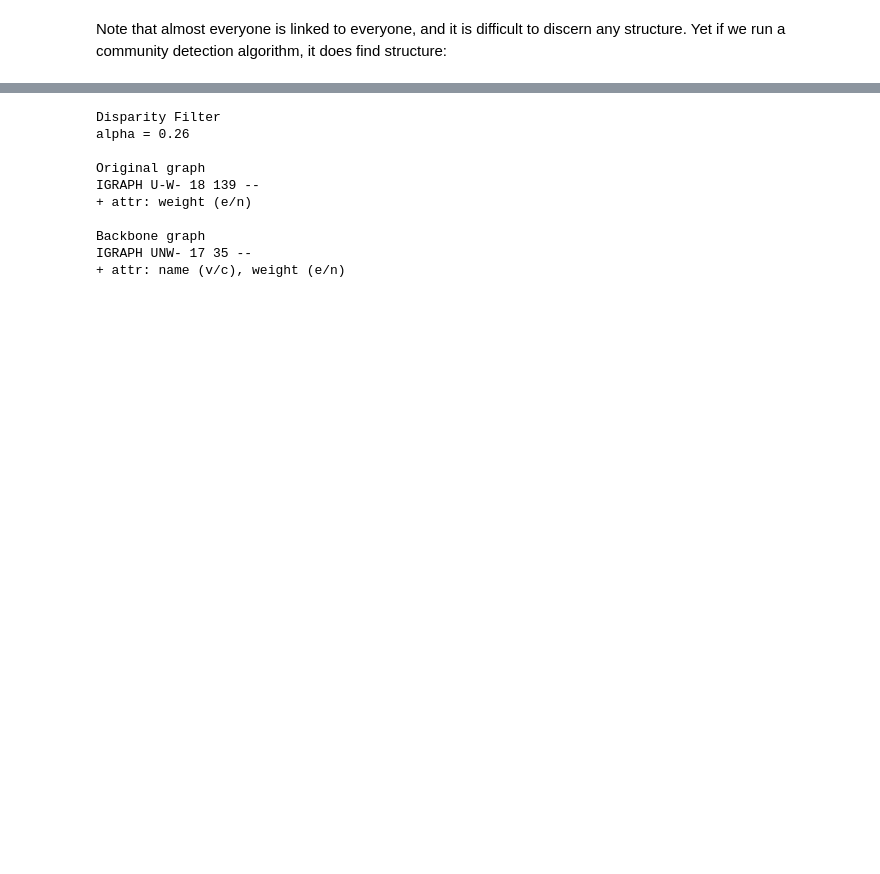
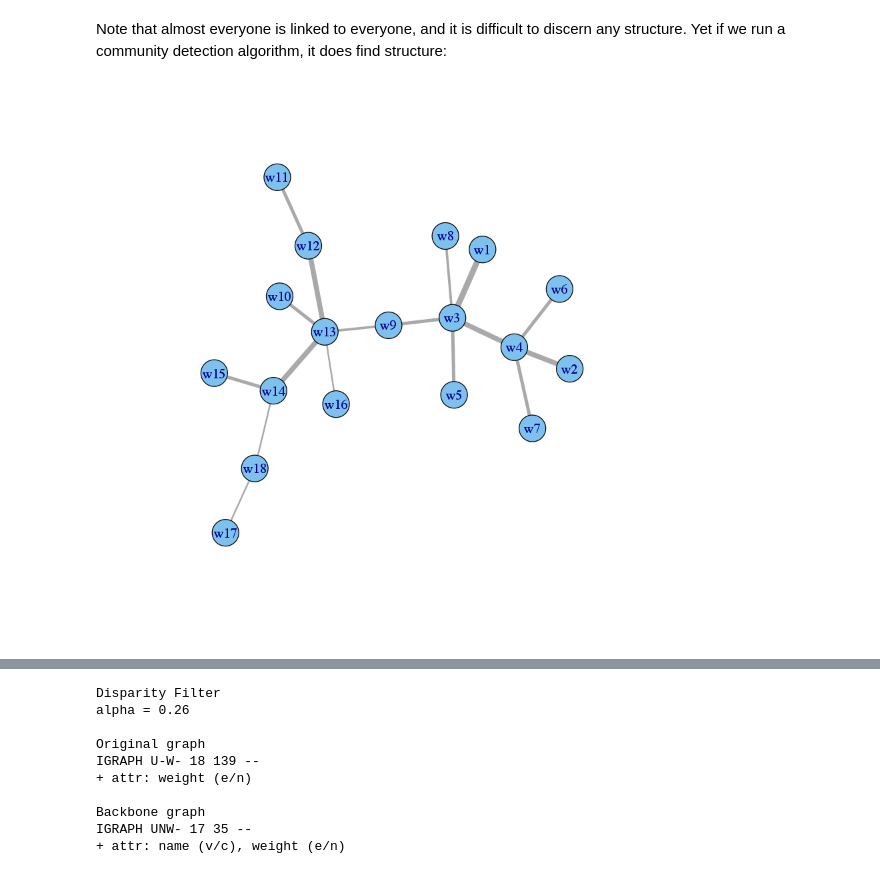
Before and after one commit to escherba/spam_notebooks, a Jupyter notebook: src/southern_women.ipynb, the cells around one changed output, grey strips where cells are left out. Saved outputs shown, nothing was run; the diff lists cells and outputs as text; code cells hidden in the pictures; blank space fills up the shorter version.

```diff
--- a/src/southern_women.ipynb
+++ b/src/southern_women.ipynb
@@ -63,5 +63,14 @@ plot.igraph(women.undirected, layout=layout.fruchterman.reingold,
 # %% [markdown]
 Note that almost everyone is linked to everyone, and it is difficult to discern any structure. Yet if we run a community detection algorithm, it does find structure:
+# %%
+women.undirected.inv <- as.undirected(women.undirected)
+E(women.undirected.inv)$weight <- -E(women.undirected)$weight
+mst <- minimum.spanning.tree(women.undirected.inv, algorithm="prim")
+plot.igraph(mst,
+            vertex.label=sprintf("w%d", V(mst)),
+            edge.width=-E(mst)$weight)
+# %% [output]
+[figure, added]
 # %%
 wc <- leading.eigenvector.community(women.undirected)
 modularity(wc)
```
Also changed, not shown: parts of 8 cells of this notebook, 1 other file.
